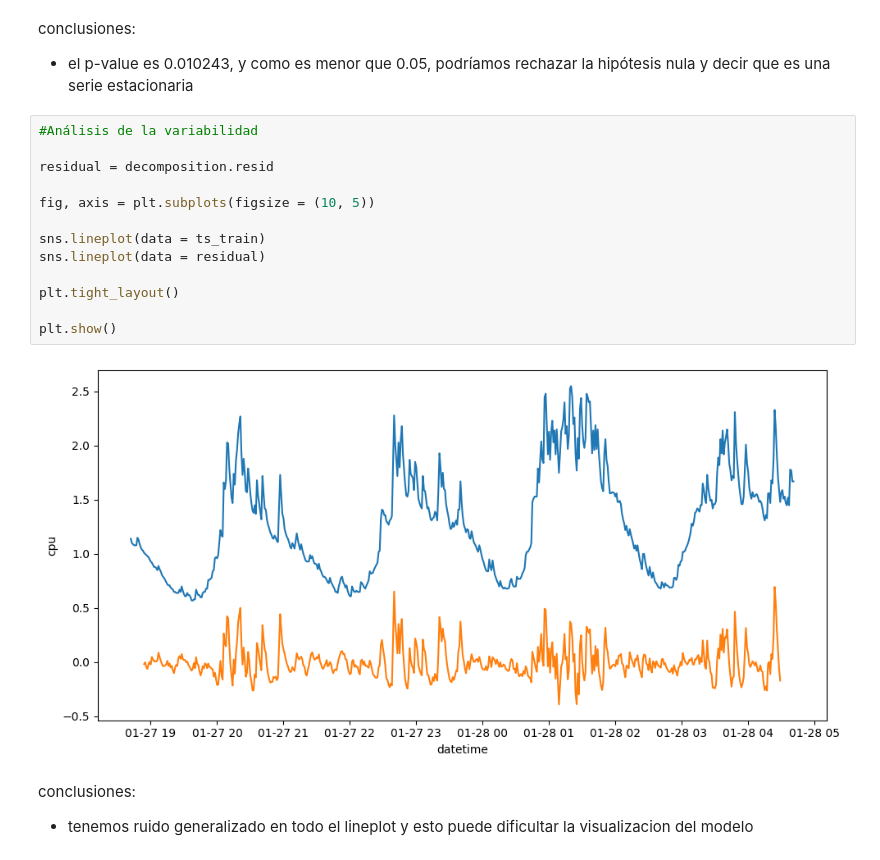
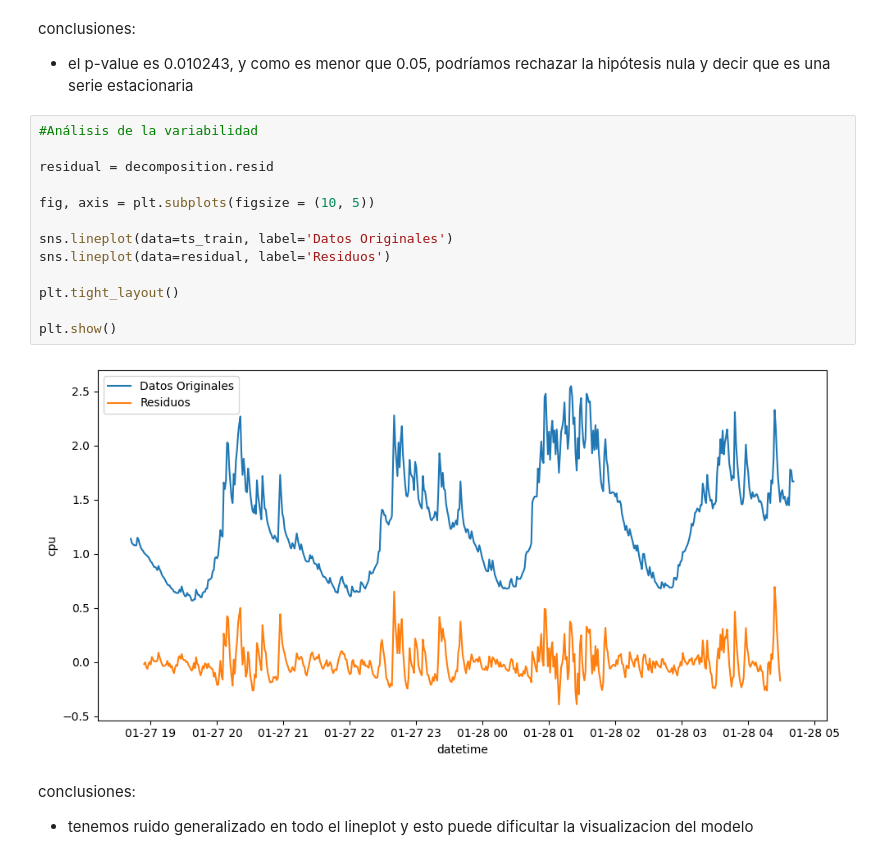
Before and after one commit to jaimed411/023-PROYECTO1-Alternative-time-series-project, a Jupyter notebook: src/explore.ipynb, the cells around one changed output. Drawn from its saved outputs; the diff is of its cells as text.

```diff
--- a/src/explore.ipynb
+++ b/src/explore.ipynb
@@ -146,18 +147,18 @@ conclusiones:
 # %%
 #Análisis de la variabilidad
 
 residual = decomposition.resid
 
 fig, axis = plt.subplots(figsize = (10, 5))
 
-sns.lineplot(data = ts_train)
-sns.lineplot(data = residual)
+sns.lineplot(data=ts_train, label='Datos Originales')
+sns.lineplot(data=residual, label='Residuos')
 
 plt.tight_layout()
 
 plt.show()
 # %% [output]
-[figure, old version]
+[figure, new version]
 # %% [markdown]
 conclusiones:
 - tenemos ruido generalizado en todo el lineplot y esto puede dificultar la visualizacion del modelo
```
Also changed, not shown: parts of 6 cells of this notebook.
